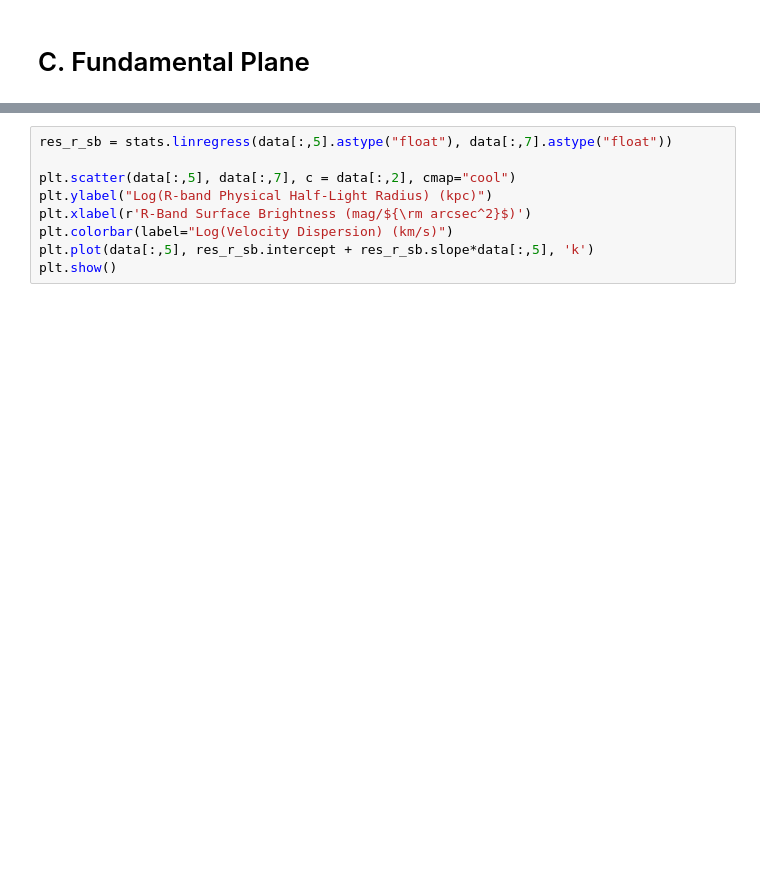
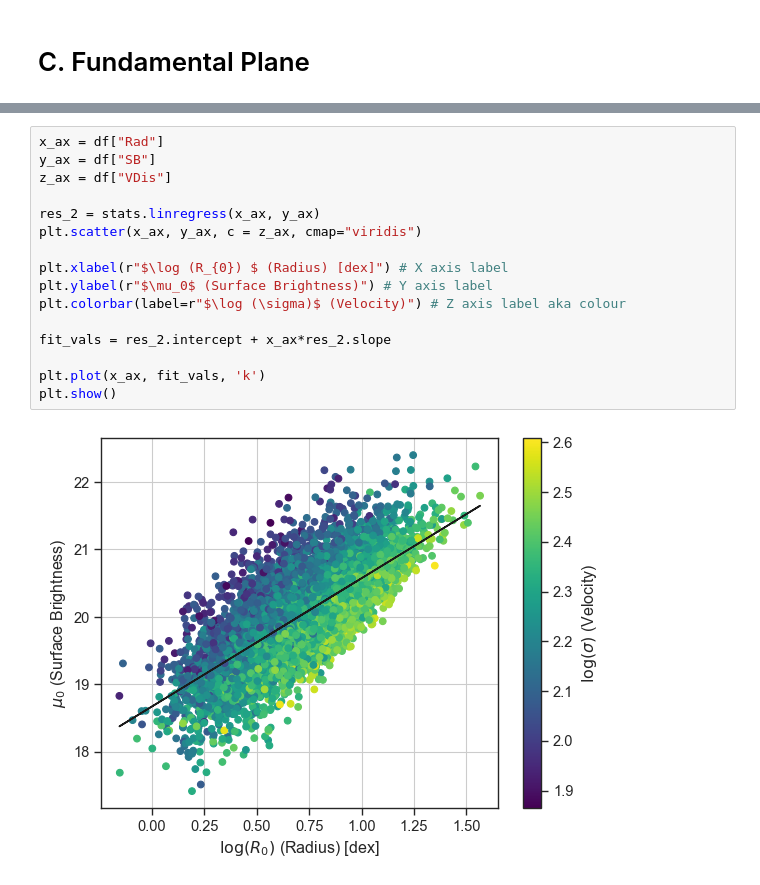
Before and after one commit to sidchaini/PHYS838, a Jupyter notebook: 630/project/project.ipynb, the cells around one changed output, grey strips where cells are left out. Drawn from its saved outputs; the diff is of its cells as text; blank space fills up the shorter version.

```diff
--- a/630/project/project.ipynb
+++ b/630/project/project.ipynb
@@ -141,9 +178,18 @@ plt.show()
-# %%
-res_r_sb = stats.linregress(data[:,5].astype("float"), data[:,7].astype("float"))
-
-plt.scatter(data[:,5], data[:,7], c = data[:,2], cmap="cool")
-plt.ylabel("Log(R-band Physical Half-Light Radius) (kpc)")
-plt.xlabel(r'R-Band Surface Brightness (mag/${\rm arcsec^2}$)')
-plt.colorbar(label="Log(Velocity Dispersion) (km/s)")
-plt.plot(data[:,5], res_r_sb.intercept + res_r_sb.slope*data[:,5], 'k')
-plt.show()
+# %%
+x_ax = df["Rad"]
+y_ax = df["SB"]
+z_ax = df["VDis"]
+
+res_2 = stats.linregress(x_ax, y_ax)
+plt.scatter(x_ax, y_ax, c = z_ax, cmap="viridis")
+
+plt.xlabel(r"$\log (R_{0}) $ (Radius) [dex]") # X axis label
+plt.ylabel(r"$\mu_0$ (Surface Brightness)") # Y axis label
+plt.colorbar(label=r"$\log (\sigma)$ (Velocity)") # Z axis label aka colour
+
+fit_vals = res_2.intercept + x_ax*res_2.slope
+
+plt.plot(x_ax, fit_vals, 'k')
+plt.show()
+# %% [output]
+[figure, added]
```
Also changed, not shown: parts of 23 cells of this notebook, 1 other file.
